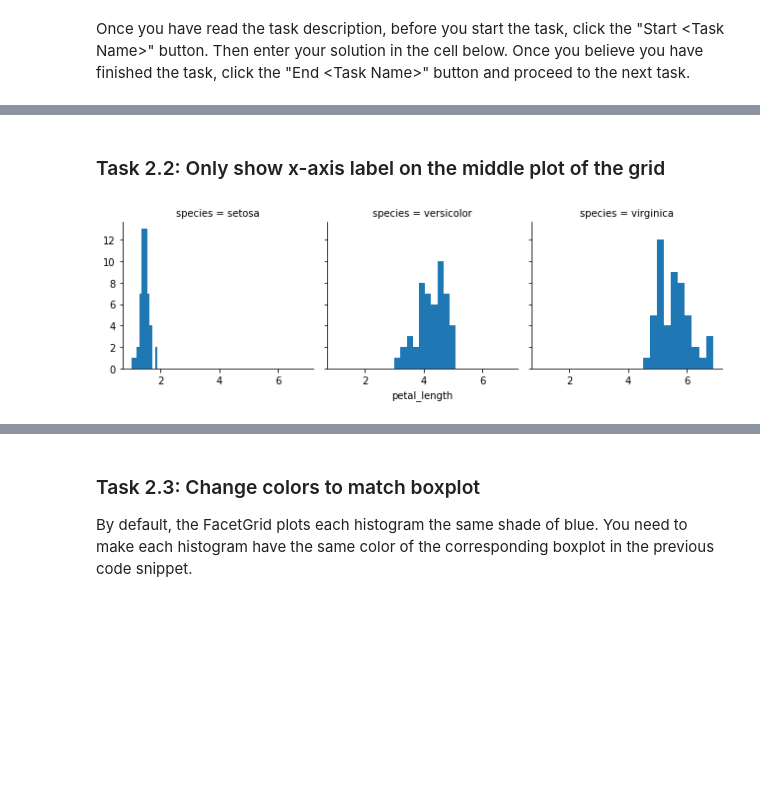
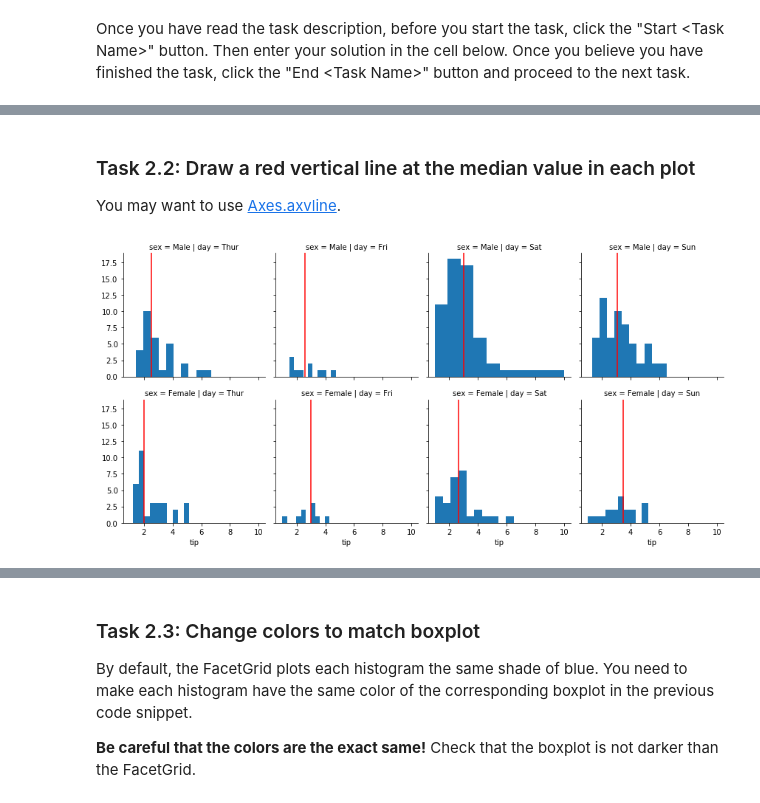
Before and after one commit to willcrichton/inliner-experiments, a Jupyter notebook: experiment.ipynb, the cells around one changed output, grey strips where cells are left out. Saved outputs shown, nothing was run; the diff lists cells and outputs as text; code cells hidden in the pictures; blank space fills up the shorter version.

```diff
--- a/experiment.ipynb
+++ b/experiment.ipynb
@@ -88,0 +102,2 @@ Provide the name of the method in the markdown cell below.
+# %%
+_ = sns.boxplot(x=tips.day, y=tips.tip, linewidth=mpl.rcParams['lines.linewidth']/2)
@@ -101,4 +113,0 @@ Put your answer in the code cell below. It should generate an inline Matplotlib
-# %%
-ax = sns.boxplot(x=iris.species, y=iris.petal_length)
-ax.set_xlabel('Species')
-_ = ax.set_ylabel('Petal length')
@@ -117,3 +129,0 @@ experiment_end('Task 1.3')
-# %%
-ax = sns.boxplot(x=iris.species, y=iris.petal_length)
-_ = ax.set_title('Petal length by species')
@@ -134,2 +129,0 @@ Do not try to eyeball the line thickness--it must be precisely half of the defau
-# %%
-_ = sns.boxplot(x=iris.species, y=iris.petal_length, linewidth=mpl.rcParams['lines.linewidth']/2)
@@ -350,8 +155,10 @@ experiment_start('Task 2.1')
 experiment_end('Task 2.1')
 # %% [output]
 [interactive output not drawn]
-# %% [markdown]
-### Task 2.2: Only show x-axis label on the middle plot of the grid
+# %% [markdown]
+### Task 2.2: Draw a red vertical line at the median value in each plot
+
+You may want to use [Axes.axvline](https://matplotlib.org/3.1.1/api/_as_gen/matplotlib.axes.Axes.axvline.html).
 # %%
 from distutils.version import LooseVersion
 from seaborn.palettes import color_palette
@@ -362,38 +169,40 @@ from seaborn import utils
 import matplotlib as mpl
 import numpy as np
 
-# sns.FacetGrid(FacetGrid_ret, data=iris, col='species')
+# sns.FacetGrid(FacetGrid_ret, data=tips, row='sex', col='day')
 OLD_MPL = LooseVersion(mpl.__version__) < LooseVersion('1.4')
 
-# FacetGrid._get_palette(FacetGrid_ret, iris, None, None, None)
+# FacetGrid._get_palette(FacetGrid_ret, tips, None, None, None)
 palette = color_palette(n_colors=1)
-col_names = utils.categorical_order(iris['species'], None)
-none_na = np.zeros(len(iris), np.bool)
-col_na = iris['species'].isnull()
-not_na = ~(none_na | col_na | none_na)
+row_names = utils.categorical_order(tips['sex'], None)
+col_names = utils.categorical_order(tips['day'], None)
+none_na = np.zeros(len(tips), np.bool)
+row_na = tips['sex'].isnull()
+col_na = tips['day'].isnull()
+not_na = ~(row_na | col_na | none_na)
 ncol = len(col_names)
-_n_facets = ncol * 1
-figsize = ncol * 3 * 1, 3
-fig, axes = plt.subplots(1, ncol, figsize=figsize, squeeze=False, sharex=
-    True, sharey=True, subplot_kw={}, gridspec_kw={})
+nrow = len(row_names)
+_n_facets = ncol * nrow
+figsize = ncol * 3 * 1, nrow * 3
+fig, axes = plt.subplots(nrow, ncol, figsize=figsize, squeeze=False, sharex
+    =True, sharey=True, subplot_kw={}, gridspec_kw={})
 _legend_data = {}
 fig.tight_layout()
 
 # FacetGrid.despine(FacetGrid_ret)
 utils.despine(fig)
 
-# FacetGrid.map(g, plt.hist, 'petal_length', bins=np.arange(0, 7.5, 0.2))
-bins = np.arange(0, 7.5, 0.2)
+# FacetGrid.map(g, plt.hist, 'tip')
 kw_color = {}.pop('color', None)
 facet_data_ret = []
 
 # FacetGrid.facet_data(g)
-row_masks = [np.repeat(True, len(iris))]
-col_masks = [(iris['species'] == n) for n in col_names]
-hue_masks = [np.repeat(True, len(iris))]
+row_masks = [(tips['sex'] == n) for n in row_names]
+col_masks = [(tips['day'] == n) for n in col_names]
+hue_masks = [np.repeat(True, len(tips))]
 for (i, row), (j, col), (k, hue) in product(enumerate(row_masks), enumerate
     (col_masks), enumerate(hue_masks)):
-    data_ijk = iris[row & col & hue & not_na]
+    data_ijk = tips[row & col & hue & not_na]
     facet_data_ret.append(((i, j, k), data_ijk))
 for (row_i, col_j, hue_k), data_ijk in facet_data_ret:
 
@@ -403,44 +212,50 @@ for (row_i, col_j, hue_k), data_ijk in facet_data_ret:
 
     # FacetGrid._facet_color(g, hue_k, kw_color)
     color = palette[hue_k]
-    plot_data = data_ijk[list(['petal_length'])]
+    plot_data = data_ijk[list(['tip'])]
     plot_data = plot_data.dropna()
     plot_args = [v for k, v in plot_data.iteritems()]
     plot_args = [v.values for v in plot_args]
 
     # FacetGrid._facet_plot(g, plt.hist, ax, plot_args, kwargs)
     plt.hist(plot_args[0])
+    ax.axvline(plot_data.median().tip, color='r')
 
     # FacetGrid._update_legend_data(g, ax)
     handles, labels = ax.get_legend_handles_labels()
     data = {l: h for h, l in zip(handles, labels)}
     _legend_data.update(data)
 
     # FacetGrid._clean_axis(g, ax)
     ax.set_xlabel('')
     ax.set_ylabel('')
     ax.legend_ = None
 
-# FacetGrid._finalize_grid(g, ['petal_length'])
+# FacetGrid._finalize_grid(g, ['tip'])
 
-# FacetGrid.set_axis_labels(g, 'petal_length')
+# FacetGrid.set_axis_labels(g, 'tip')
 
-# FacetGrid.set_xlabels(g, 'petal_length')
+# FacetGrid.set_xlabels(g, 'tip')
 
 # FacetGrid._bottom_axes_getter(g)
 _bottom_axes = axes[(-1), :].flat
-_bottom_axes[1].set_xlabel('petal_length')
+for ax in _bottom_axes:
+    ax.set_xlabel('tip')
 
 # FacetGrid.set_titles(g)
 size = {}.pop('size', mpl.rcParams['axes.labelsize'])
-template = '{col_var} = {col_name}'
+template = ' | '.join(['{row_var} = {row_name}', '{col_var} = {col_name}'])
 template = utils.to_utf8(template)
-for i, col_name in enumerate(col_names):
-    title = template.format(row_var=None, col_var='species', col_name=col_name)
-    axes.flat[i].set_title(title, size=size)
+for i, row_name in enumerate(row_names):
+    for j, col_name in enumerate(col_names):
+        row_name = row_name
+        col_name = col_name
+        title = template.format(row_var='sex', col_var='day', row_name=
+            row_name, col_name=col_name)
+        axes[i, j].set_title(title, size=size)
 fig.tight_layout()
 # %% [output]
-[figure, old version]
+[figure, new version]
 # %%
 experiment_start('Task 2.2')
 # %% [output]
@@ -453,3 +268,5 @@ experiment_end('Task 2.2')
 ### Task 2.3: Change colors to match boxplot
 
 By default, the FacetGrid plots each histogram the same shade of blue. You need to make each histogram have the same color of the corresponding boxplot in the previous code snippet.
+
+**Be careful that the colors are the exact same!** Check that the boxplot is not darker than the FacetGrid.
```
Also changed, not shown: parts of 38 cells of this notebook, 2 other files.
